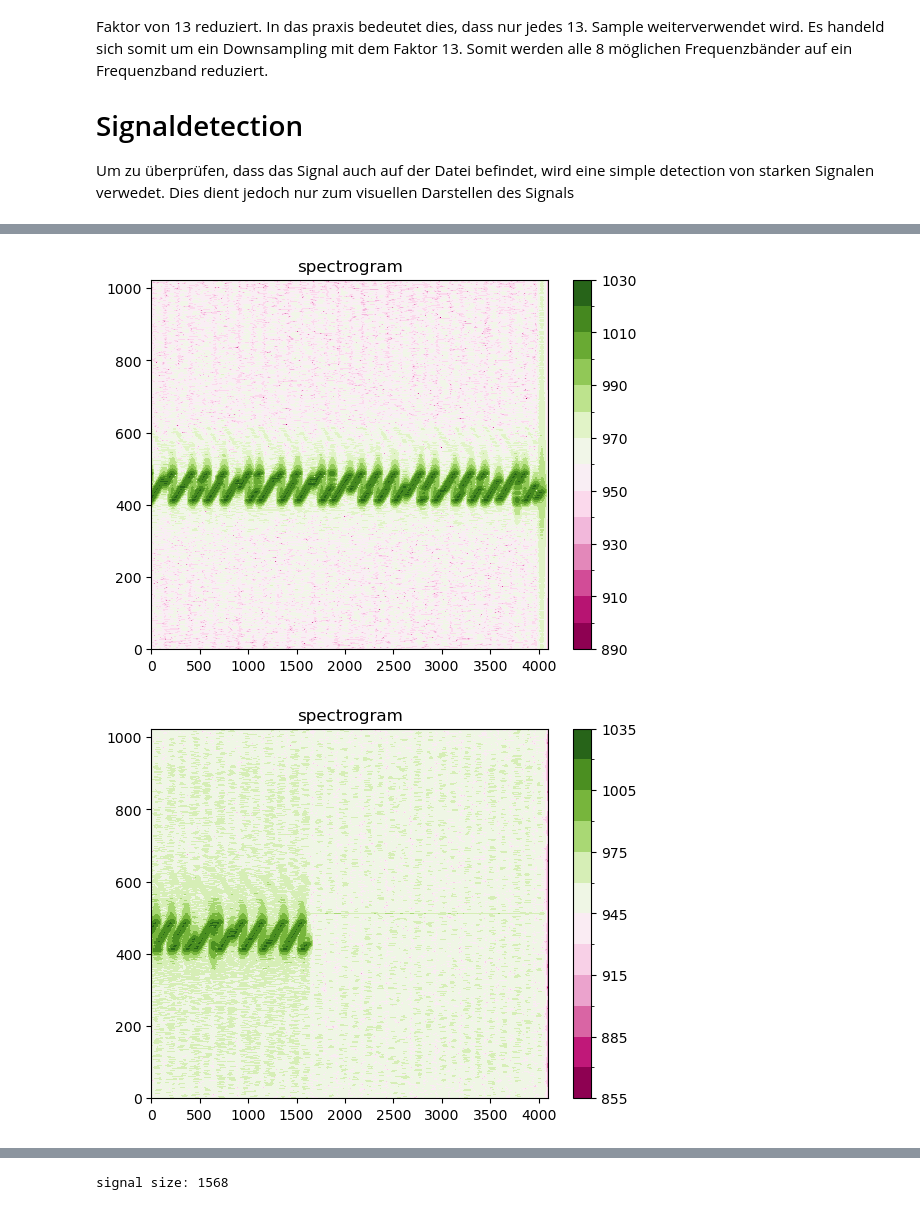
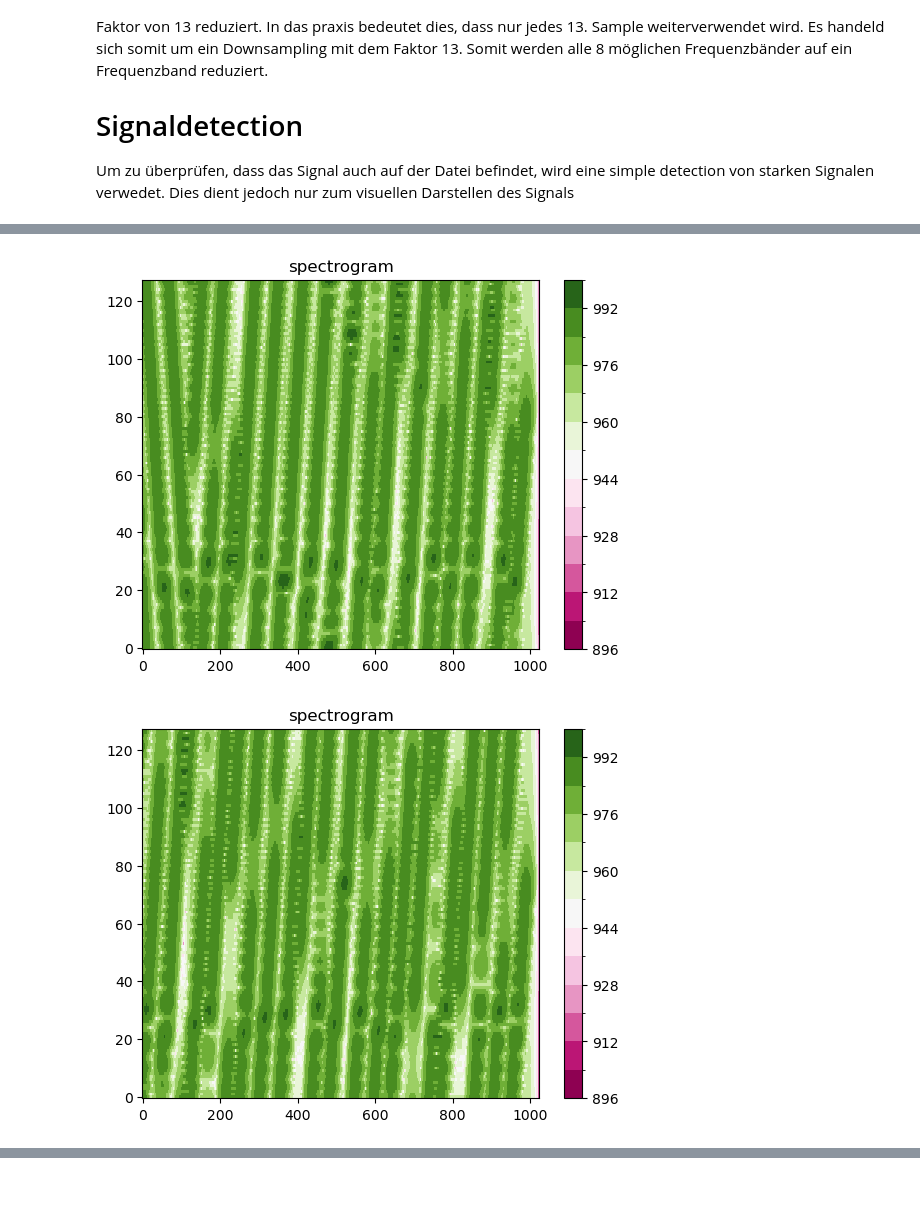
Before and after one commit to xedlix/PAIND, a Jupyter notebook: SDR/Code/Offline.ipynb, the cells around one changed output, grey strips where cells are left out. Drawn from its saved outputs; the diff is of its cells as text; code cells hidden in the pictures.

```diff
--- a/SDR/Code/Offline.ipynb
+++ b/SDR/Code/Offline.ipynb
@@ -13,7 +13,7 @@ Im ersten Schritt muss die gespeicherte Sequenz geladen werden.
 Zudem wird der DC Offset entfernt und das ganze Signal auf +-1 Normiert.
 # %%
  # read in I/Q samples from binary file
-filename = r"C:\Users\yanni\OneDrive\Documents\Hochschule\5.Semester\PAIND\loraShortShort.sig"
+filename = r"C:\Users\yanni\OneDrive\Documents\Hochschule\5.Semester\PAIND\Signale\loraShortShort.sig"
 n_float32 = int(stat(filename).st_size/4)
 with open(filename,"rb") as binary_file:
     arr = array('f')
@@ -57,8 +57,8 @@ def analysis_DFTFB(x,w,fftlen,ts):
     return z.reshape((x_shape[0:-1]+(n_symbols,fftlen)))
 
 def display_spectrogram(x):
-    fftlen = 512
-    ts = 64
+    fftlen = 128
+    ts = 2
     w = np.sqrt(1/1536)*(1+np.cos(np.arange(-np.pi,np.pi,2*np.pi/fftlen)))/2
 
     z = 20*np.log10(np.abs(np.fft.fftshift(analysis_DFTFB(x,w,fftlen,ts),axes=1)))+1000
@@ -67,7 +67,7 @@ def display_spectrogram(x):
     levels = MaxNLocator(nbins=15).tick_values(z.min(),z.max())
     cmap = plt.get_cmap('PiYG')
     norm = BoundaryNorm(levels,ncolors=cmap.N,clip=True)
-    yp,xp = np.mgrid[slice(0,z.shape[0]),slice(0,z.shape[1])]
+    xp,yp = np.mgrid[slice(0,z.shape[0]),slice(0,z.shape[1])]
     fig = plt.figure()
     im = fig.gca().pcolormesh(xp,yp,z,cmap=cmap,norm=norm)
     fig.colorbar(im,ax=fig.gca())
@@ -75,8 +75,10 @@ def display_spectrogram(x):
     plt.show()
 
 def display_spectrogram_if_signal(x,signal_strength):
-    fftlen = 1024
-    ts = 8
+    # fftlen = 1024
+    # ts = 8
+    fftlen = 128
+    ts = 2
     w = np.sqrt(1/1536)*(1+np.cos(np.arange(-np.pi,np.pi,2*np.pi/fftlen)))/2
 
     z = 20*np.log10(np.abs(np.fft.fftshift(analysis_DFTFB(x,w,fftlen,ts),axes=1)))+1000
@@ -105,11 +107,20 @@ Dies dient jedoch nur zum visuellen Darstellen des Signals
 # Downsampling -> Überlagerung aller möglicher Frequenzbänder
 rxd = rx
 # rxd = signal.decimate(rx,10)
-# rxd = signal.resample(rx,round(len(rx)/10),domain="time")
-# rxd = rx[::13]
-rxd = rxd[round(1.75*2**14):]
-SIZE = 2**15
+# rxd = signal.resample(rx,round(len(rx)/10),domain="freq")
+# rxd = signal.resample_poly(rx,1,13)
+#rxd = rx[::13]
+# rxd = rxd[round(1.75*2**14):]
+
+
+# SIZE = 2**15
+# while (len(rxd)>(SIZE)):
+#     display_spectrogram_if_signal(rxd[:(SIZE)],1005)
+#     rxd = rxd[(SIZE):]
+
+rxd = rx[::13]
+SIZE = 2**11
 while (len(rxd)>(SIZE)):
-    display_spectrogram_if_signal(rxd[:(SIZE)],1005)
+    display_spectrogram_if_signal(rxd[:(SIZE)],980)
     rxd = rxd[(SIZE):]
 # %% [output]
@@ -117,2 +128,2 @@ while (len(rxd)>(SIZE)):
-[figure, old version]
+[figure, new version]
-[figure, old version]
+[figure, new version]
@@ -119,13 +130,0 @@ while (len(rxd)>(SIZE)):
-# %%
-# loading Preambel
-filename = r"C:\Users\yanni\OneDrive\Documents\Hochschule\5.Semester\PAIND\preamble.sig"
-n_float32 = int(stat(filename).st_size/4)
-with open(filename,"rb") as binary_file:
-    pre = array('f')
-    pre.fromfile(binary_file,n_float32)
-pre = np.array(pre.tolist()[::2])+1j*np.array(pre.tolist()[1::2])
-pre /= np.amax(np.abs(rx))      # normalize to 1
-pre -= np.mean(rx)              # remove DC
-print("signal size:",pre.shape[0])
-# %% [output]
-signal size: 1568
```
Also changed, not shown: parts of 8 cells of this notebook, 2 other files.
